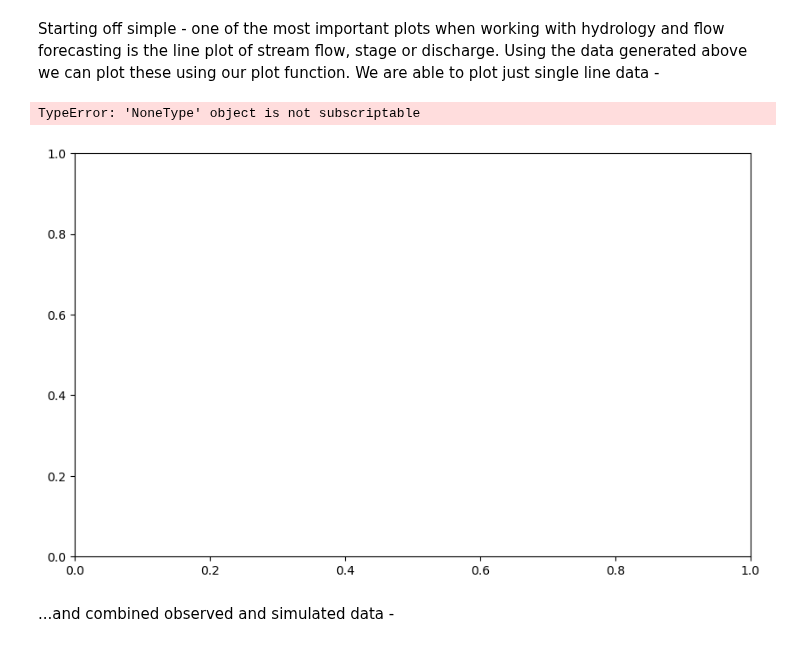
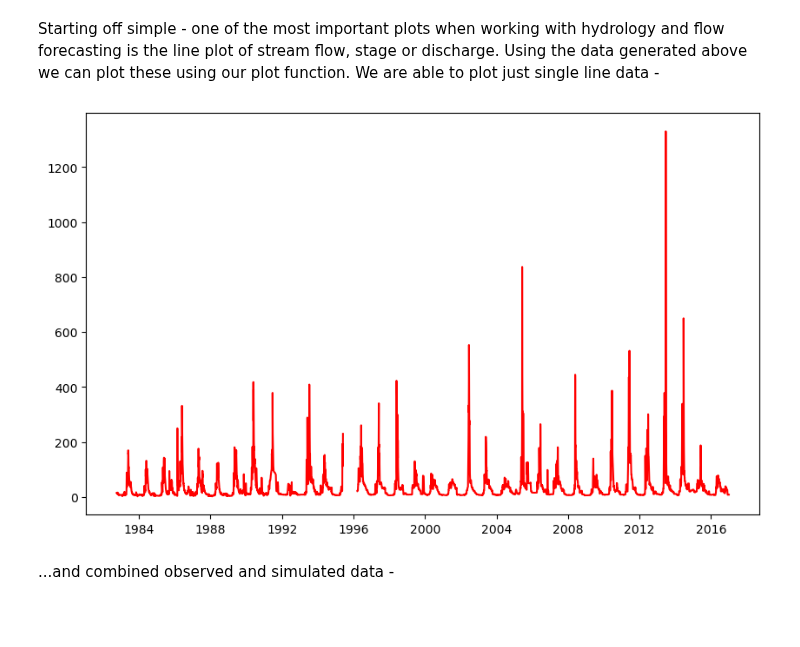
Before and after one commit to UchechukwuUdenze/NHS_PostProcessing, a Jupyter notebook: docs/source/notebooks/tutorial-visualizations.ipynb, the cells around one changed output. Cells and saved outputs as stored; diff of their text form; code cells hidden in the pictures; blank space fills up the shorter version.

```diff
--- a/docs/source/notebooks/tutorial-visualizations.ipynb
+++ b/docs/source/notebooks/tutorial-visualizations.ipynb
@@ -35,7 +35,7 @@ Lets use one of the data blocks from the data manipulation tutorial
 Now that we have our data, let's jump right in!
 # %%
 # passing a controlled csv file for testing
-path_output = "MESH_output_streamflow_3.csv"
+path_output = ["MESH_output_streamflow_2.csv", "MESH_output_streamflow_3.csv"]
 path_input = "Station_data.xlsx"
 
 DATAFRAMES = data.generate_dataframes(csv_fpaths=path_output, warm_up=365,
@@ -57,12 +57,15 @@ Stations = Stations.set_index('Station Number')
 
 for i in reversed(ignore):
         DATAFRAMES["DF_OBSERVED"] = DATAFRAMES["DF_OBSERVED"].drop(columns = DATAFRAMES['DF_OBSERVED'].columns[i])
-        DATAFRAMES['DF_SIMULATED']  = DATAFRAMES["DF_SIMULATED"].drop(columns = DATAFRAMES['DF_SIMULATED'].columns[i])
+        DATAFRAMES['DF_SIMULATED_1']  = DATAFRAMES["DF_SIMULATED_1"].drop(columns = DATAFRAMES['DF_SIMULATED_1'].columns[i])
+        DATAFRAMES['DF_SIMULATED_2']  = DATAFRAMES["DF_SIMULATED_2"].drop(columns = DATAFRAMES['DF_SIMULATED_2'].columns[i])
         for key, dataframe in DATAFRAMES.items():
-            if key != "DF_SIMULATED" and key != "DF_OBSERVED" and key != "NUM_SIMS":
+            if key == "DF_1" or key == "DF_2":
                 DATAFRAMES[key] = dataframe.drop(columns = dataframe.columns[[2*i, 2*i+1]])
+            if key == "DF_MERGED":
+                DATAFRAMES[key] = dataframe.drop(columns = dataframe.columns[[2*i, 2*i+1, 2*i+2]])
 
 
-# for key, value in DATAFRAMES.items():
-#     print(f"{key}:\n{value.head}")
+for key, value in DATAFRAMES.items():
+    print(f"{key}:\n{value.head}")
 # %% [output]
@@ -76,14 +97,13 @@ We are able to plot just single line data -
 # %%
 # A very simple line plot can be generated as shown below
 # Just plotting the simulated data from the first station
 visuals.plot(
-    df = DATAFRAMES["DF_SIMULATED"].iloc[:, [0]],
+    df = DATAFRAMES["DF_OBSERVED"].iloc[:, [0]],
     title='Hydrograph of the Simulated Data',
     grid=True,
 )
 # %% [output]
-TypeError: 'NoneType' object is not subscriptable
-[figure, old version]
+[figure, new version]
 # %% [markdown]
 ...and combined observed and simulated data -
 # %%
```
Also changed, not shown: parts of 11 cells of this notebook, 2 other files.
